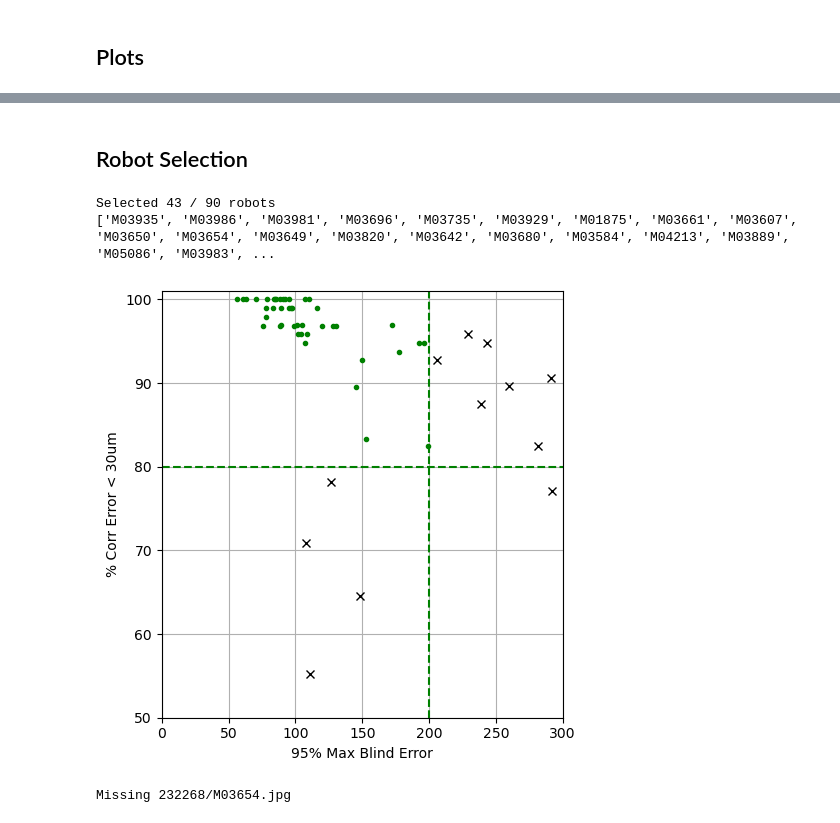
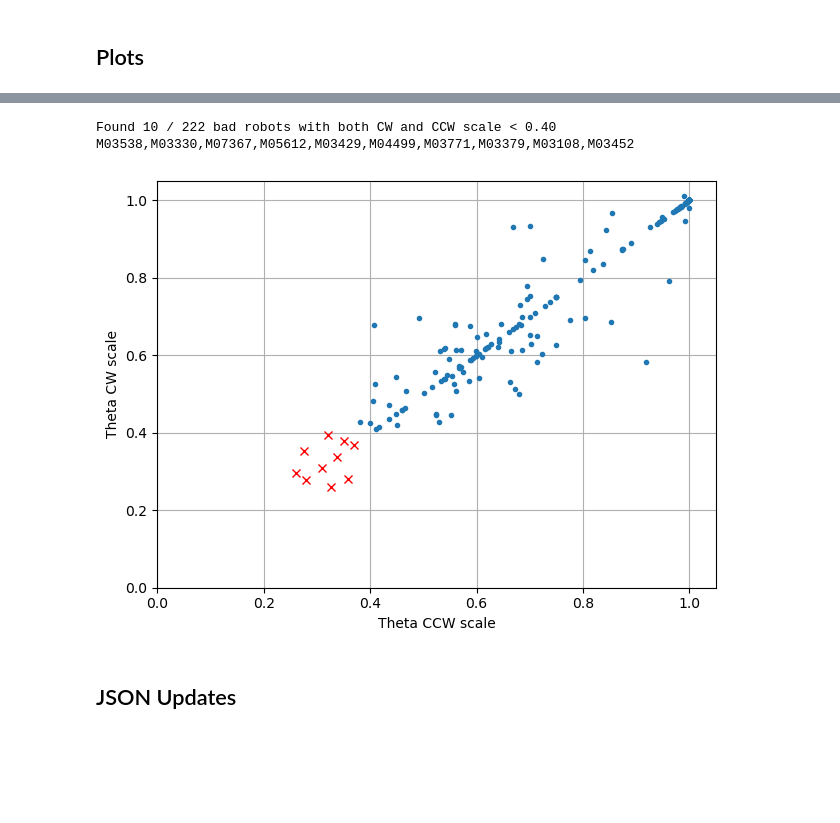
Before and after one commit to desihub/fpoffline, a Jupyter notebook: nb/LinThetaAnalysis/LinThetaAnalysis_kpno_Mar2026.ipynb, the cells around one changed output, grey strips where cells are left out. Saved outputs shown, nothing was run; the diff lists cells and outputs as text; code cells hidden in the pictures; blank space fills up the shorter version.

```diff
--- a/nb/LinThetaAnalysis/LinThetaAnalysis_kpno_Mar2026.ipynb
+++ b/nb/LinThetaAnalysis/LinThetaAnalysis_kpno_Mar2026.ipynb
@@ -603,28 +686,26 @@ plot_scatter()
+# %%
+def plot_final_scales(cut=0.4):
+    sel = np.isin(scales2.index, final1_ids)
+    S = scales2[sel]
+    bad = (S.sz_cw_t < cut) & (S.sz_ccw_t < cut)
+    print(f'Found {np.count_nonzero(bad)} / {len(S)} bad robots with both CW and CCW scale < {cut:.2f}')
+    bad_ids = S.index[bad].to_list()
+    print(','.join(bad_ids))
+    plt.plot(S[~bad].sz_ccw_t, S[~bad].sz_cw_t, '.')
+    plt.plot(S[bad].sz_ccw_t, S[bad].sz_cw_t, 'rx')
+    plt.xlim(0, 1.05)
+    plt.ylim(0, 1.05)
+    plt.xlabel('Theta CCW scale')
+    plt.ylabel('Theta CW scale')
+    plt.grid()
+    plt.tight_layout()
+    plt.savefig('final_scales.jpg')
+    return bad_ids
+
+bad_scale_ids = plot_final_scales()
+# %% [output]
+Found 10 / 222 bad robots with both CW and CCW scale < 0.40
+M03538,M03330,M07367,M05612,M03429,M04499,M03771,M03379,M03108,M03452
+[figure, added]
 # %% [markdown]
-## Robot Selection
+## JSON Updates
-# %%
-def select(stats, scales, blind95cut=200, corr30cut=80):
-
-    fig, ax = plt.subplots(figsize=(5,5))
-
-    sel = (stats.blind95 < blind95cut) & (stats.corr30 > corr30cut)
-    print(f'Selected {np.count_nonzero(sel)} / {len(sel)} robots')
-    posids = list(stats[sel].index)
-    print(posids)
-    ax.plot(stats[~sel].blind95, stats[~sel].corr30, 'kx')
-    ax.plot(stats[sel].blind95, stats[sel].corr30, 'g.')
-    ax.set(xlim=(0,300), ylim=(50,101), xlabel='95% Max Blind Error', ylabel='% Corr Error < 30um')
-    ax.grid()
-    ax.axvline(blind95cut, c='g', ls='--')
-    ax.axhline(corr30cut, c='g', ls='--')
-
-    plt.tight_layout()
-    plt.savefig('selection.jpg')
-
-    return posids
-
-keep = select(stats232453, scalesC)
-# %% [output]
-Selected 43 / 90 robots
-['M03935', 'M03986', 'M03981', 'M03696', 'M03735', 'M03929', 'M01875', 'M03661', 'M03607', 'M03650', 'M03654', 'M03649', 'M03820', 'M03642', 'M03680', 'M03584', 'M04213', 'M03889', 'M05086', 'M03983', ...
-[figure, removed]
@@ -635,15 +711,0 @@ expids = (232265, 232268, 232451, 232453, 232455)
-# %%
-def organize():
-    P = pathlib.Path('VI')
-    for posid in keep:
-        for expid in expids:
-            src = f'{expid}/{posid}.jpg'
-            dst = f'VI/{posid}-{expid}.jpg'
-            if not pathlib.Path(src).exists():
-                print(f'Missing {src}')
-            else:
-                copy(src, dst)
-
-organize()
-# %% [output]
-Missing 232268/M03654.jpg
```
Also changed, not shown: parts of 45 cells of this notebook, 2 other files.
